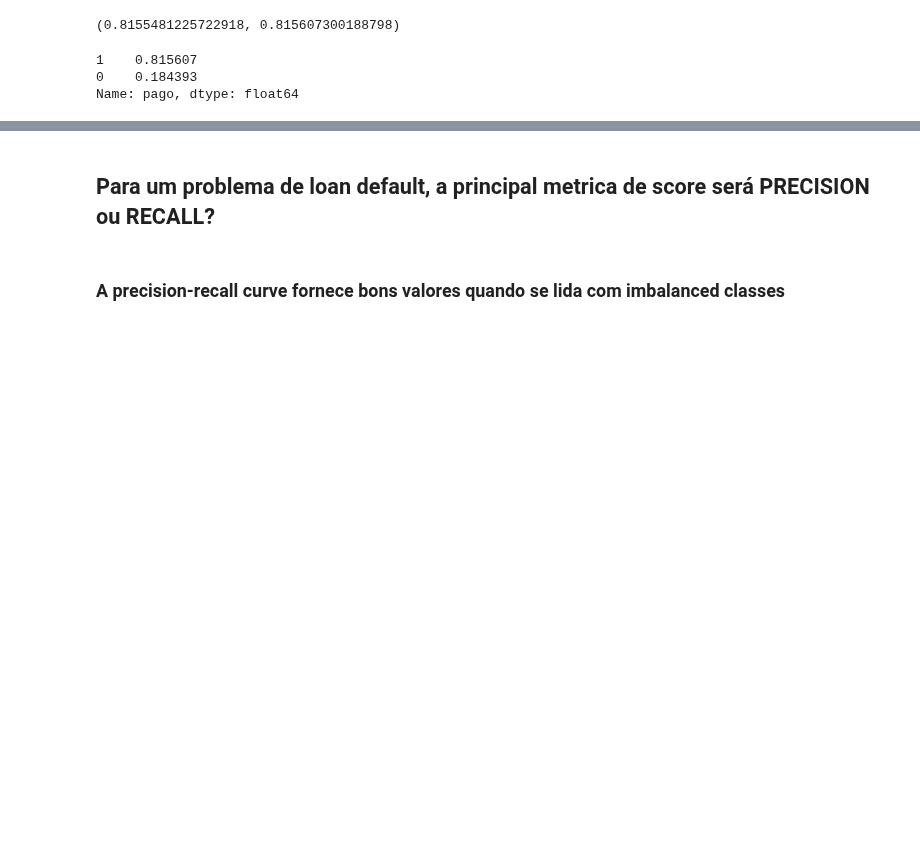
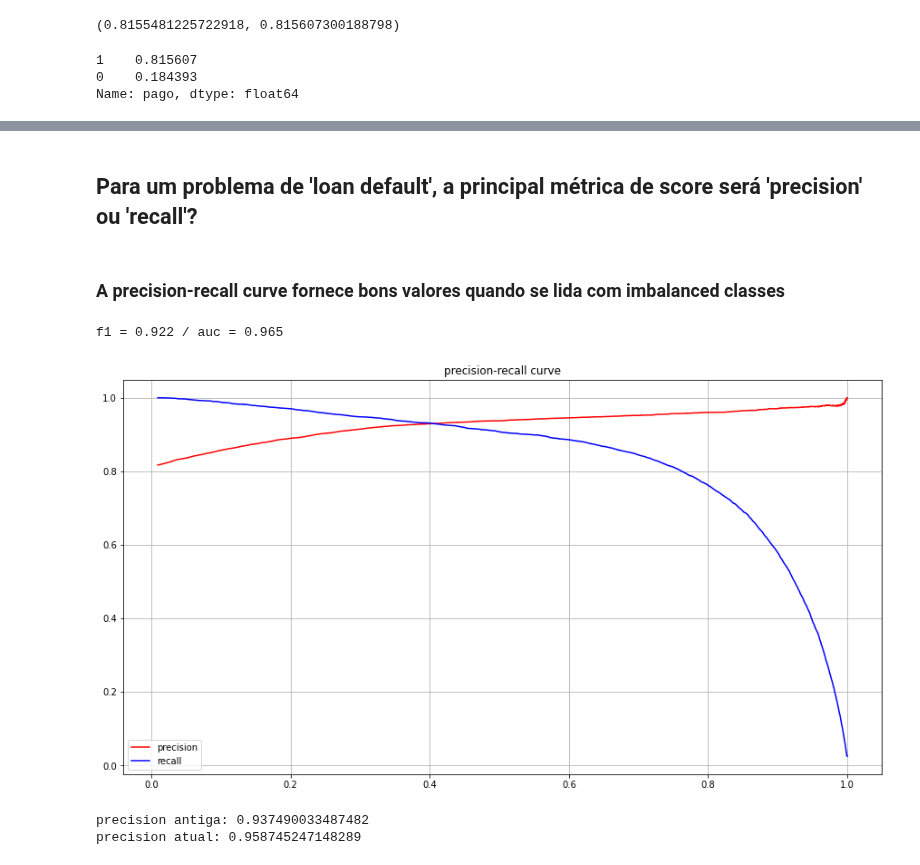
Before and after one commit to jvitorcosta/loan-EDA-python, a Jupyter notebook: loan_case.ipynb, the cells around one changed output, grey strips where cells are left out. Saved outputs shown, nothing was run; the diff lists cells and outputs as text; code cells hidden in the pictures; blank space fills up the shorter version.

```diff
--- a/loan_case.ipynb
+++ b/loan_case.ipynb
@@ -1140 +1163,3 @@ numpy.ndarray
+# %%
+X_train, X_test, y_train, y_test = train_test_split(X,y, test_size = 0.3, random_state = 42, shuffle = True, stratify = y)
 # %% [markdown]
@@ -1142,7 +1167,7 @@ numpy.ndarray
 # %%
 #pipeline = make_pipeline(StandardScaler(), RandomForestClassifier(n_jobs= -1,verbose = False))
 run_forest = RandomForestClassifier(n_jobs= -1,verbose = False)
-hyperparameters = {'max_features': [None,2,6,12,15],
+hyperparameters = {'max_features': [None,2,len(features_escolhidas)],
                     'class_weight': ["balanced"],
                     'max_depth': [None,1,2,4,6,10],
                     'criterion':['entropy',"gini"],
@@ -1151,6 +1176,8 @@ hyperparameters = {'max_features': [None,2,6,12,15],
                     'min_samples_split':[5,10,20]}
 
 #Testar o decision thresholding
+
+#precisa usar esse dict abaixo se tiver usando uma pipeline
 #hyperparameters = {'randomforestclassifier__max_features': ['auto',None,'log2'],
 #'randomforestclassifier__class_weight': ["balanced"],
 #'randomforestclassifier__max_depth': [None,3,1],
@@ -1177,5 +1206,5 @@ KeyboardInterrupt:
 # %% [markdown]
-## Para um problema de loan default, a principal metrica de score será PRECISION ou RECALL?
+## Para um problema de 'loan default', a principal métrica de score será 'precision' ou 'recall'?
 # %%
 y_prob = modelo_search.predict_proba(X_test)
 #print(y_prob)
@@ -1188,18 +1217,22 @@ y_prob = y_prob[:,1]
 ### A precision-recall curve fornece bons valores quando se lida com imbalanced classes
 # %%
 precision, recall, threshold = precision_recall_curve(y_true,y_prob)
+plt.figure(figsize=(15,8))
 plt.plot(threshold, precision[:-1], c = 'r', label = 'precision')
 plt.plot(threshold, recall[:-1], c = 'b', label = 'recall')
 plt.grid()
 plt.legend()
 plt.title('precision-recall curve')
 f1_ = f1_score(y_test, y_predict)
 auc_ = auc(recall, precision)
 print('f1 = %.3f / auc = %.3f' %(f1_, auc_))
+# %% [output]
+f1 = 0.922 / auc = 0.965
+[figure, added]
 # %%
 # ajuste manual do decision threshold
 
-decision_threshold = 0.401 #ajuste baseado na curva
+decision_threshold = 0.785 #ajuste baseado na curva
 decision_predict = []
 for value in y_prob:
     if value < decision_threshold:
@@ -1208,6 +1241,9 @@ for value in y_prob:
         decision_predict.append(1)
 print("precision antiga:", precision_score(y_test,y_predict))
 print("precision atual:", precision_score(y_test,decision_predict))
+# %% [output]
+precision antiga: 0.937490033487482
+precision atual: 0.958745247148289
 # %%
 print(random_clf.best_params_)
 print(metrics.classification_report(y_test,y_predict))
```
Also changed, not shown: parts of 23 cells of this notebook.
